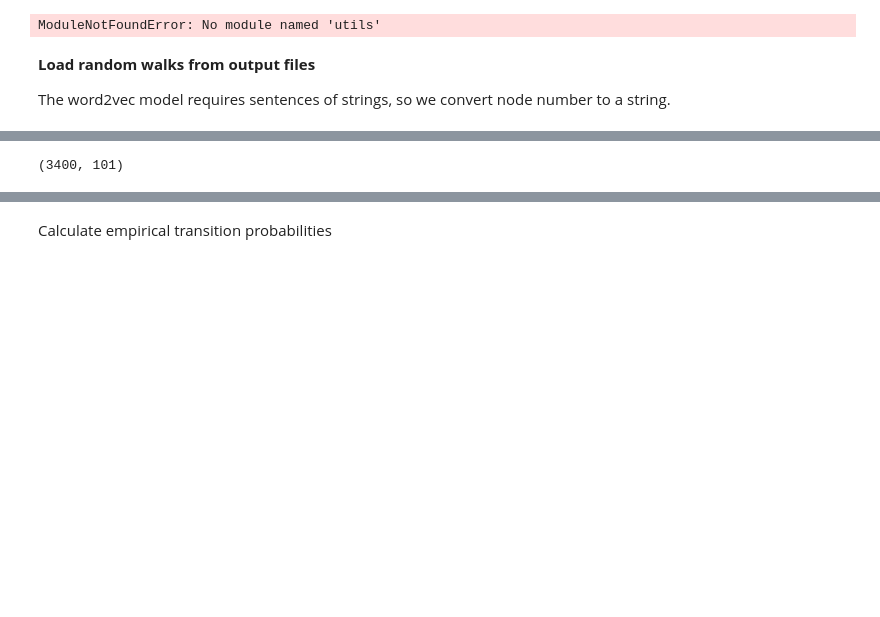
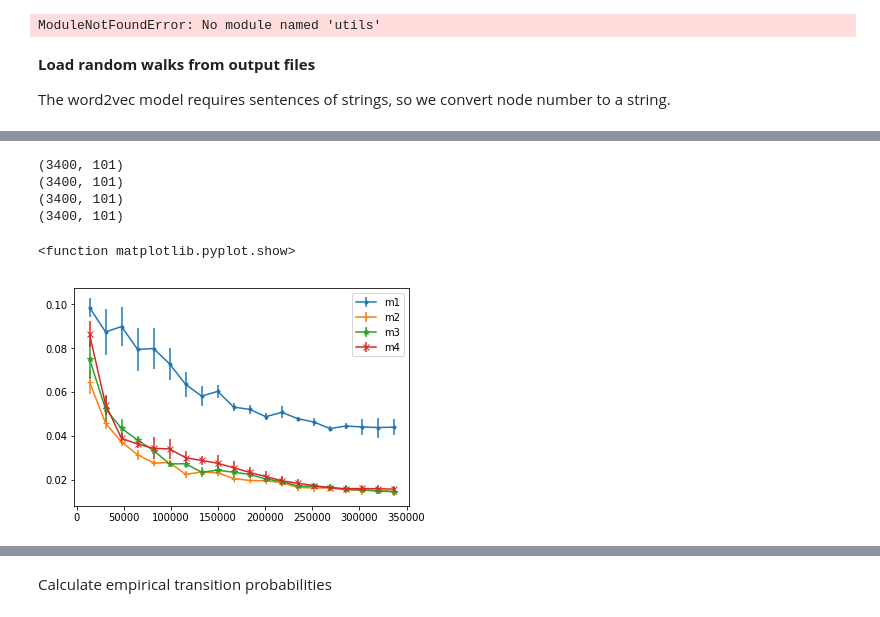
Before and after one commit to shps/incremental-representation-learning, a Jupyter notebook: materials/node_classification_from_random_walk.ipynb, the cells around one changed output, grey strips where cells are left out. Saved outputs shown, nothing was run; the diff lists cells and outputs as text; code cells hidden in the pictures; blank space fills up the shorter version.

```diff
--- a/materials/node_classification_from_random_walk.ipynb
+++ b/materials/node_classification_from_random_walk.ipynb
@@ -23,0 +22,8 @@ rw_location = Path("/Users/pei025/Desktop/spark-apps/runs/karate.path-1517374424
+# %%
+rw_location = Path("/Users/Ganymedian/Desktop/dynamic-rw/karate/remove-runs")
+methods = ["m1", "m2", "m3", "m4"]
+nmethods = len(methods)
+vertices = []
+for i in range(34):
+    vertices.append("v"+str(i+1))
+v = vertices[2]
@@ -31,4 +61,44 @@ random_walks_str = [list(map(str, v)) for v in random_walks_int]
-# %%
-random_walks_int.shape
-# %% [output]
-(3400, 101)
+# %%
+all_runs = []
+for i in range(nmethods):
+    ars = np.vsplit(random_walks_int[i], 5)
+    print(ars[0].shape)
+    all_runs.append(ars)
+# %% [output]
+(3400, 101)
+(3400, 101)
+(3400, 101)
+(3400, 101)
+# %%
+formats=['.-', '+-', '*-','x-']
+for mm in range(nmethods):
+    all_errors = []
+    walk_length = all_runs[mm][0].shape[1]
+    for rr in range(5):
+        errors = []
+        x_axis = []
+        for ii in range(20):
+            walk_length = 5*(ii + 1)
+
+            M_empirical = np.zeros((n_nodes, n_nodes))
+            for walk in all_runs[mm][rr]:
+                for kk in range(walk_length - 1):
+                    M_empirical[walk[kk] - 1, walk[kk + 1] - 1] += 1
+
+            n_samples = M_empirical.sum()
+            M_empirical = M_empirical.T / np.maximum(M_empirical.sum(axis=1), 1)
+
+            errors.append(np.abs(M_theory - M_empirical).max())
+            x_axis.append(n_samples)
+        all_errors.append(errors)
+    n = len(all_errors)
+    means = np.sum(all_errors, axis=0)/n
+    stdv = np.sqrt(np.sum(np.square(all_errors-means),axis=0)/(n-1))
+    stderr = stdv/np.sqrt(n)
+    plt.errorbar(x_axis, means, yerr=stderr, fmt=formats[mm], label=methods[mm])
+    plt.legend()
+plt.show
+# plt.plot(x_axis, all_errors, '.-')
+# %% [output]
+<function matplotlib.pyplot.show>
+[figure, added]
```
Also changed, not shown: parts of 12 cells of this notebook, 2 other files.
